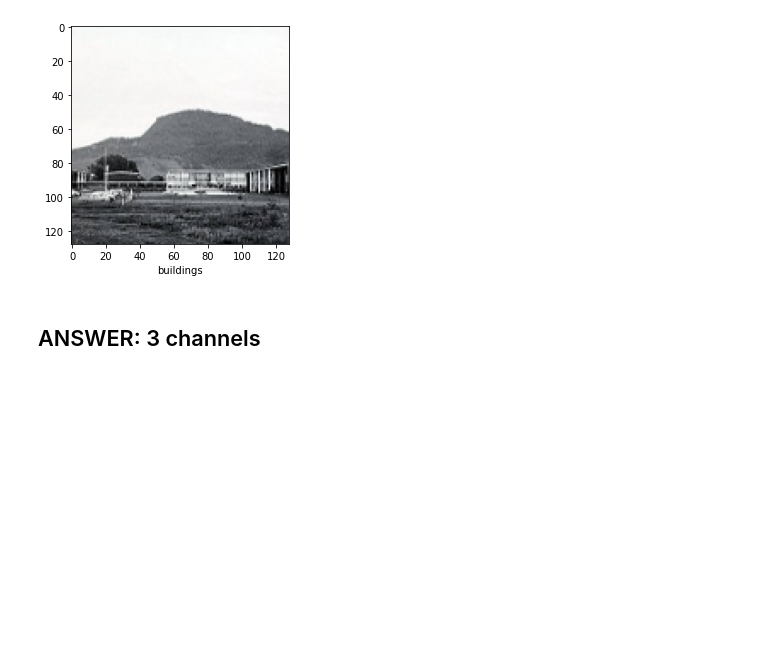
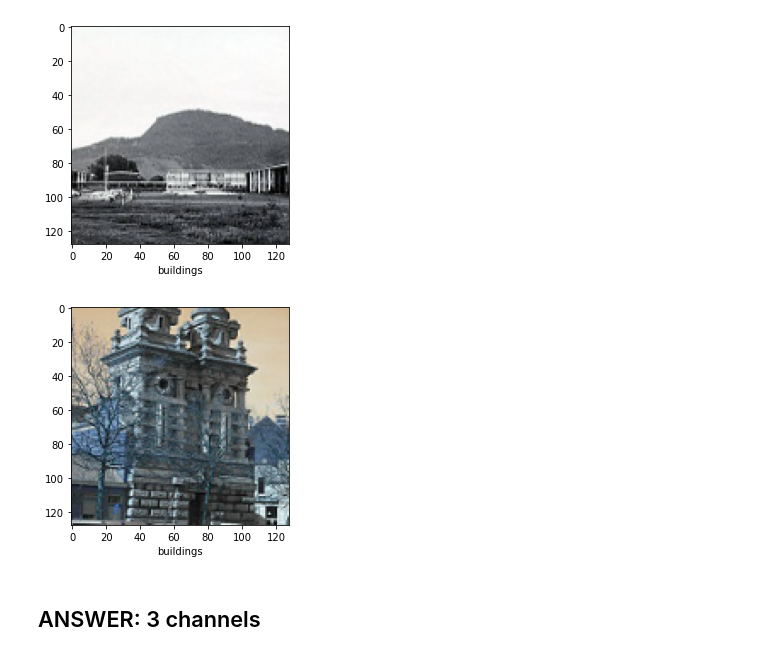
Before and after one commit to andrewcchan/jhuappliedmlcourse, a Jupyter notebook: Mod 14/Chan_Assign14.ipynb, the cells around one changed output. Drawn from its saved outputs; the diff is of its cells as text; code cells hidden in the pictures; blank space fills up the shorter version.

```diff
--- a/Mod 14/Chan_Assign14.ipynb
+++ b/Mod 14/Chan_Assign14.ipynb
@@ -55,6 +55,13 @@ plt.xlabel(CNAMES[y_tr[0]])
 plt.show()
 # %% [output]
 [figure]
+# %%
+plt.figure()
+plt.imshow(X_tr[1000])
+plt.xlabel(CNAMES[y_tr[1000]])
+plt.show()
+# %% [output]
+[figure, added]
 # %% [markdown]
 ## ANSWER: 3 channels
 # %% [markdown]
```
Also changed, not shown: parts of 23 cells of this notebook.
